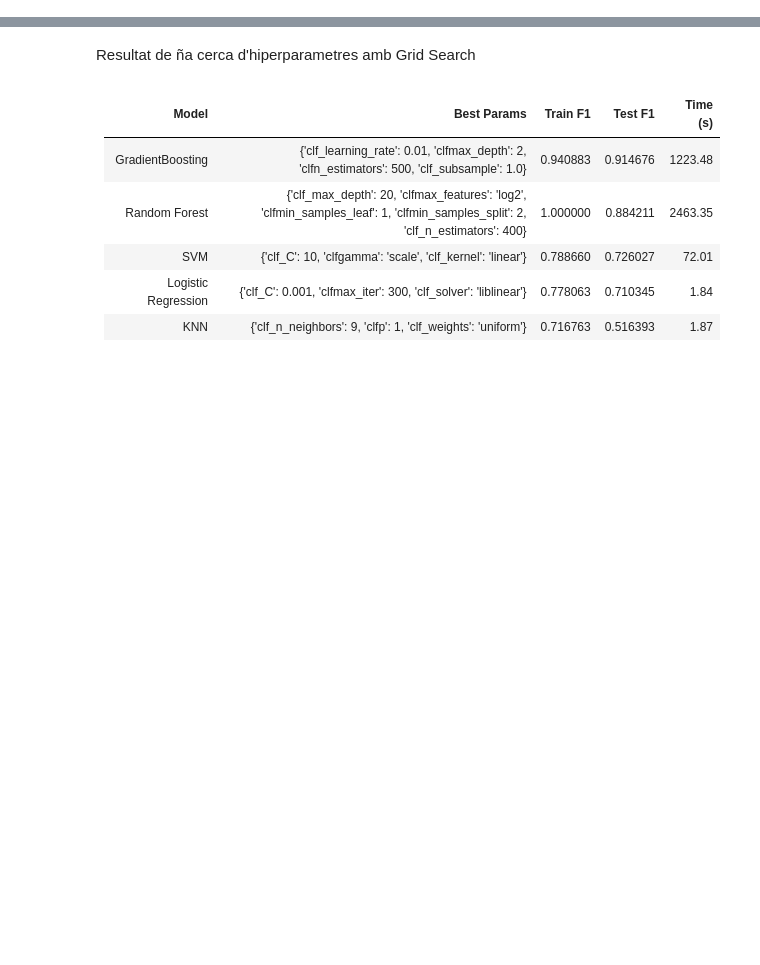
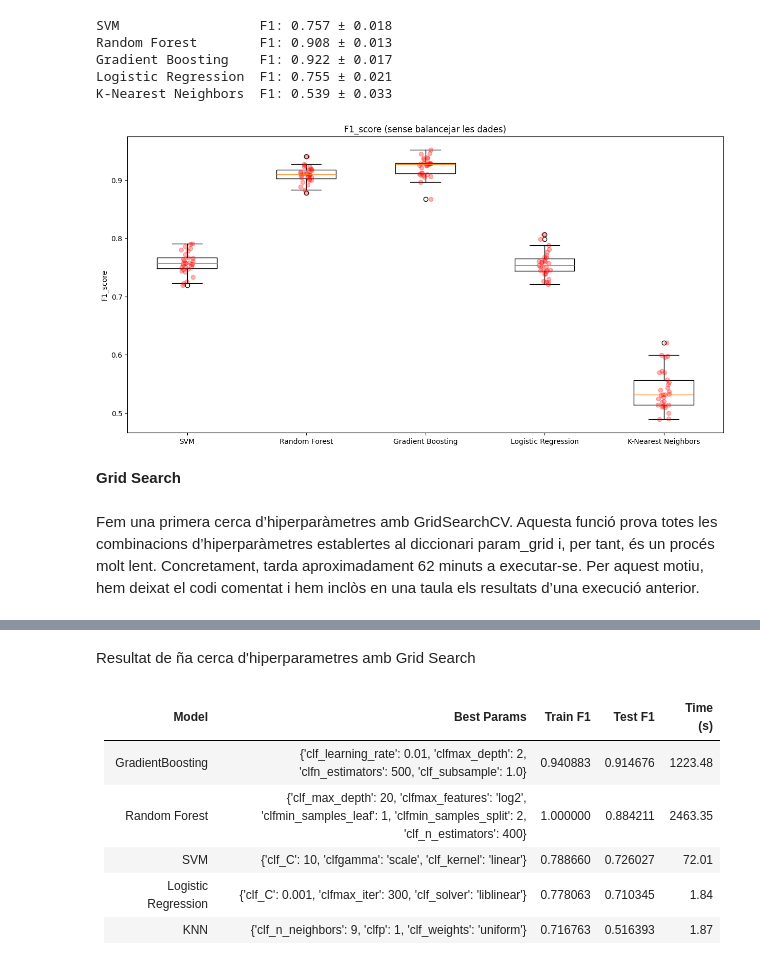
Before and after one commit to Elia2611/Alzheimer-s-Disease-Dataset, a Jupyter notebook: ADD.ipynb, the cells around one changed output, grey strips where cells are left out. Drawn from its saved outputs; the diff is of its cells as text; code cells hidden in the pictures; blank space fills up the shorter version.

```diff
--- a/ADD.ipynb
+++ b/ADD.ipynb
@@ -115,35 +178,44 @@ f1_r=np.zeros((n_proves,len(models)))
 model_names = list(models.keys())
 
 for i in range(n_proves):
     for j, name in enumerate(model_names):
 
         X_train, X_test, y_train, y_test = train_test_split(X, y, test_size=testsize)
 
         model = models[name]
         model.fit(X_train,y_train)
 
         y_pred=model.predict(X_test)
 
         f1_r[i][j] = f1_score(y_test, y_pred)
 
 
 plt.figure(figsize=(15,7.5))
+plt.xticks(fontsize=16)
+plt.yticks(fontsize=16)
 plt.boxplot(f1_r)
 for i in range(len(models)):
     xderiv = (i+1)*np.ones(f1_r[:,i].shape)+(np.random.rand(n_proves,)-0.5)*0.1
     plt.plot(xderiv,f1_r[:,i],'ro',alpha=0.3)
 
 
 plt.xticks(range(1, len(model_names) + 1), model_names)
-plt.ylabel('F1_score')
-plt.title('F1_score (sense balancejar les dades)')
+plt.ylabel('F1_score', fontsize=16 )
+plt.title('F1_score (sense balancejar les dades)', fontsize=18)
 
 
 mean_f1 = f1_r.mean(axis=0)
 std_f1 = f1_r.std(axis=0)
 
 for name, mean, std in zip(model_names, mean_f1, std_f1):
     print(f"{name:<20} F1: {mean:.3f} ± {std:.3f}")
+# %% [output]
+SVM                  F1: 0.757 ± 0.018
+Random Forest        F1: 0.908 ± 0.013
+Gradient Boosting    F1: 0.922 ± 0.017
+Logistic Regression  F1: 0.755 ± 0.021
+K-Nearest Neighbors  F1: 0.539 ± 0.033
+[figure, added]
 # %%
 models = {
     "Logistic Regression": Pipeline([
@@ -206,6 +278,10 @@ param_grids = { #canviar/afegir hiperparàmetres??
 }
 # %%
 f1_scorer = make_scorer(f1_score)
+# %% [markdown]
+**Grid Search**
+# %% [markdown]
+Fem una primera cerca d’hiperparàmetres amb GridSearchCV. Aquesta funció prova totes les combinacions d’hiperparàmetres establertes al diccionari param\_grid i, per tant, és un procés molt lent. Concretament, tarda aproximadament 62 minuts a executar-se. Per aquest motiu, hem deixat el codi comentat i hem inclòs en una taula els resultats d’una execució anterior.
 # %%
 """
 best_results = []
```
Also changed, not shown: parts of 14 cells of this notebook.
